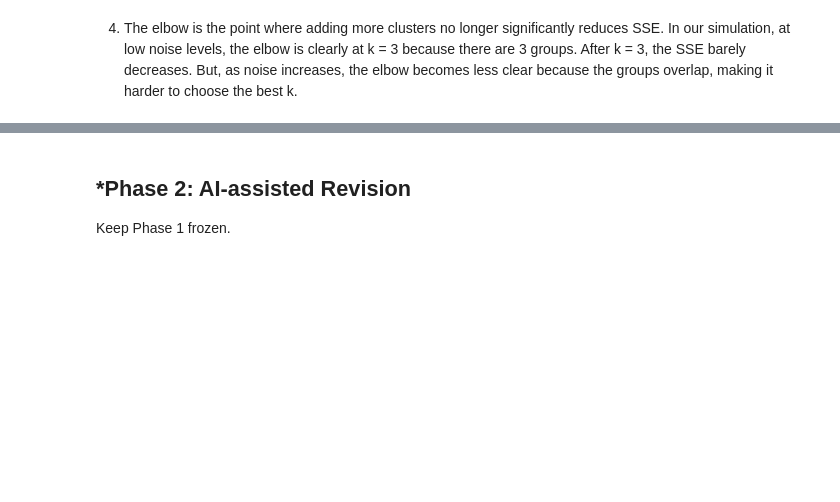
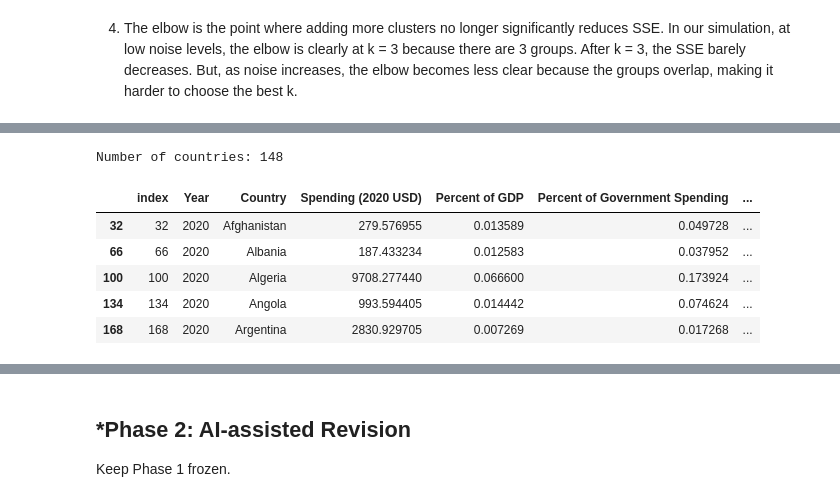
Before and after one commit to raffaellaalpaca-ai/A04-clustering, a Jupyter notebook: notebook.ipynb, the cells around one changed output, grey strips where cells are left out. Cells and saved outputs as stored; diff of their text form; code cells hidden in the pictures; blank space fills up the shorter version.

```diff
--- a/notebook.ipynb
+++ b/notebook.ipynb
@@ -216,0 +231,13 @@ As the noise increases, the SSE values become higher and the elbow becomes less
+# %%
+df2020 = df[df['Year'] == 2020]
+df2020 = df2020.dropna()
+print("Number of countries:", len(df2020))
+df2020.head()
+# %% [output]
+Number of countries: 148
+|  | index | Year | Country | Spending (2020 USD) | Percent of GDP | Percent of Government Spending | ... |
+| 32 | 32 | 2020 | Afghanistan | 279.576955 | 0.013589 | 0.049728 | ... |
+| 66 | 66 | 2020 | Albania | 187.433234 | 0.012583 | 0.037952 | ... |
+| 100 | 100 | 2020 | Algeria | 9708.277440 | 0.066600 | 0.173924 | ... |
+| 134 | 134 | 2020 | Angola | 993.594405 | 0.014442 | 0.074624 | ... |
+| 168 | 168 | 2020 | Argentina | 2830.929705 | 0.007269 | 0.017268 | ... |
```
Also changed, not shown: parts of 8 cells of this notebook.
